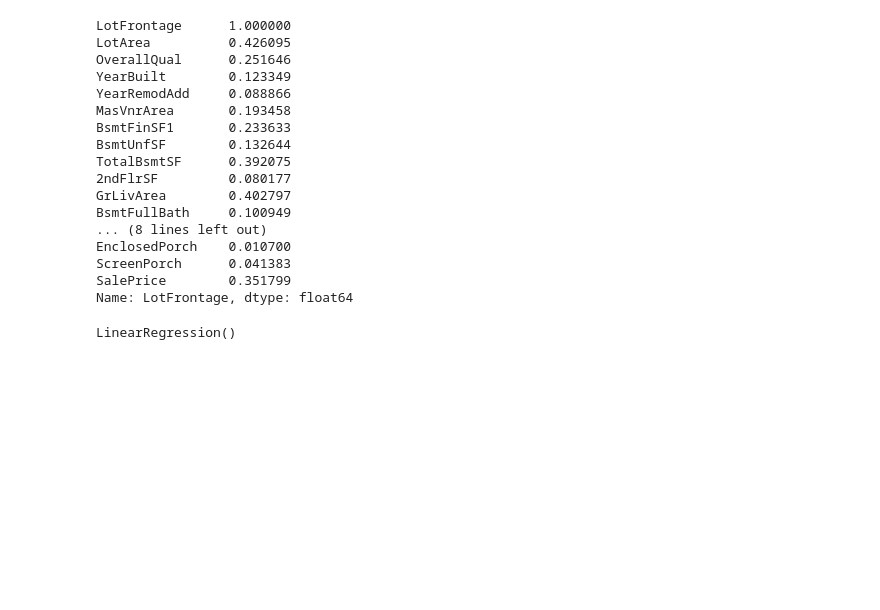
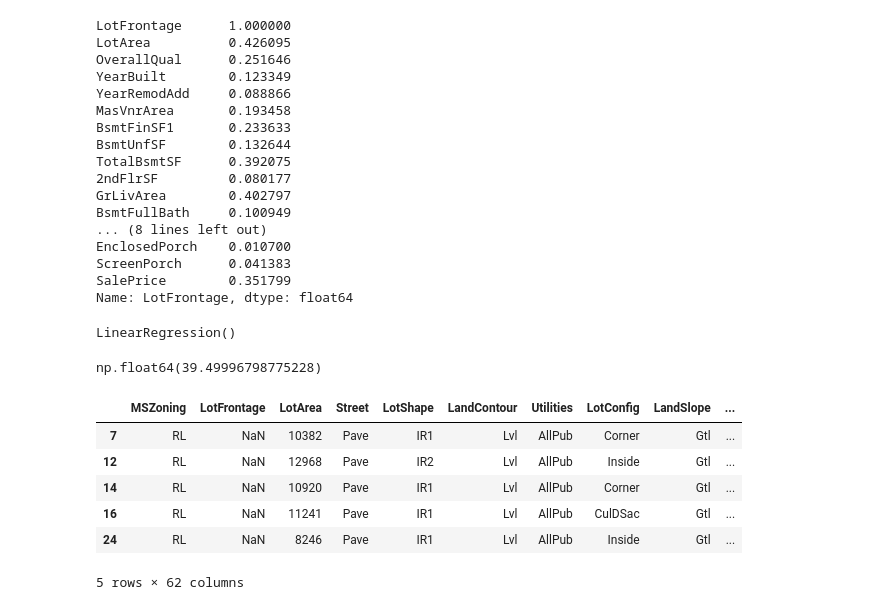
Before and after one commit to sahilsaeidkhan/just_Practice, a Jupyter notebook: house_prediction.ipynb, the cells around one changed output. Drawn from its saved outputs; the diff is of its cells as text; code cells hidden in the pictures; blank space fills up the shorter version.

```diff
--- a/house_prediction.ipynb
+++ b/house_prediction.ipynb
@@ -538,3 +538,19 @@ reg = LinearRegression(
 reg.fit(X_train,y_train)
 # %% [output]
 LinearRegression()
+# %%
+reg.coef_
+
+reg.intercept_ # without intercept the equations is incomplete
+# %% [output]
+np.float64(39.49996798775228)
+# %%
+test_data.head()
+# %% [output]
+|  | MSZoning | LotFrontage | LotArea | Street | LotShape | LandContour | Utilities | LotConfig | LandSlope | ... |
+| 7 | RL | NaN | 10382 | Pave | IR1 | Lvl | AllPub | Corner | Gtl | ... |
+| 12 | RL | NaN | 12968 | Pave | IR2 | Lvl | AllPub | Inside | Gtl | ... |
+| 14 | RL | NaN | 10920 | Pave | IR1 | Lvl | AllPub | Corner | Gtl | ... |
+| 16 | RL | NaN | 11241 | Pave | IR1 | Lvl | AllPub | CulDSac | Gtl | ... |
+| 24 | RL | NaN | 8246 | Pave | IR1 | Lvl | AllPub | Inside | Gtl | ... |
+5 rows × 62 columns
```
Also changed, not shown: parts of 6 cells of this notebook.
